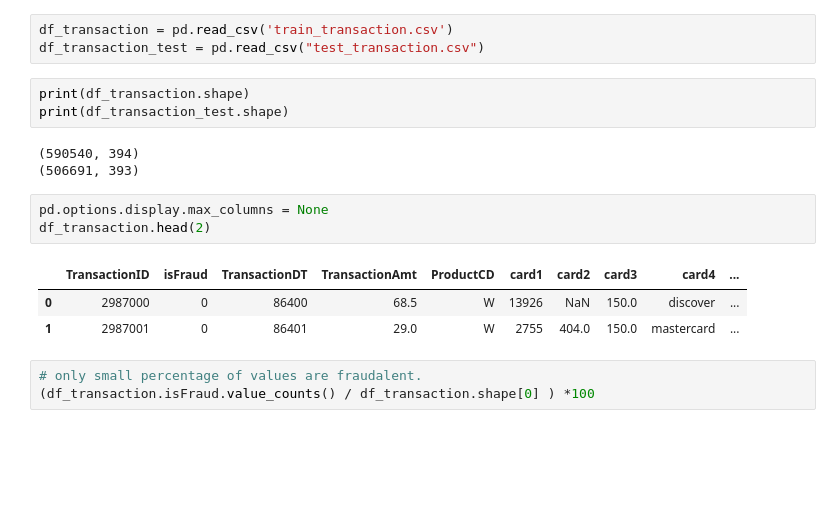
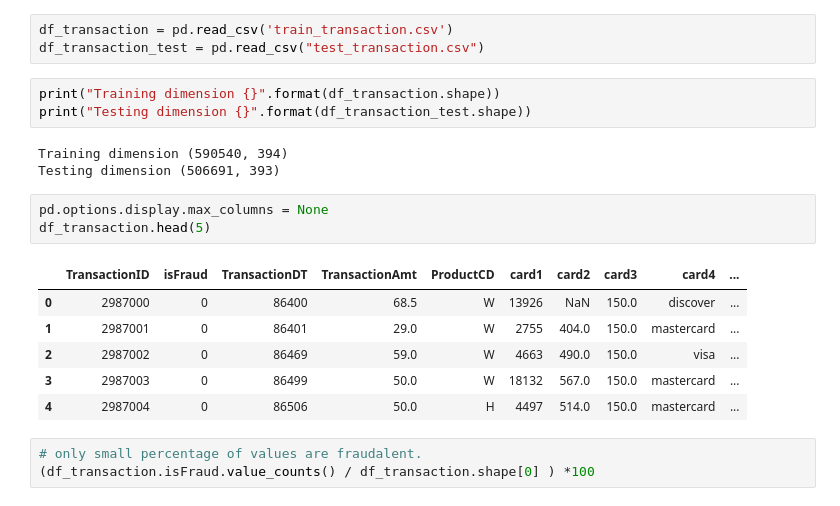
Before and after one commit to zigzagktz/Fraud-Detection-From-Customer-Transaction, a Jupyter notebook: anomaly detection.ipynb, the cells around one changed output. Saved outputs shown, nothing was run; the diff lists cells and outputs as text; blank space fills up the shorter version.

```diff
--- a/anomaly detection.ipynb
+++ b/anomaly detection.ipynb
@@ -7,18 +7,21 @@ import datetime
 df_transaction = pd.read_csv('train_transaction.csv')
 df_transaction_test = pd.read_csv("test_transaction.csv")
 # %%
-print(df_transaction.shape)
-print(df_transaction_test.shape)
+print("Training dimension {}".format(df_transaction.shape))
+print("Testing dimension {}".format(df_transaction_test.shape))
 # %% [output]
-(590540, 394)
-(506691, 393)
+Training dimension (590540, 394)
+Testing dimension (506691, 393)
 # %%
 pd.options.display.max_columns = None
-df_transaction.head(2)
+df_transaction.head(5)
 # %% [output]
 |  | TransactionID | isFraud | TransactionDT | TransactionAmt | ProductCD | card1 | card2 | card3 | card4 | ... |
 | 0 | 2987000 | 0 | 86400 | 68.5 | W | 13926 | NaN | 150.0 | discover | ... |
 | 1 | 2987001 | 0 | 86401 | 29.0 | W | 2755 | 404.0 | 150.0 | mastercard | ... |
+| 2 | 2987002 | 0 | 86469 | 59.0 | W | 4663 | 490.0 | 150.0 | visa | ... |
+| 3 | 2987003 | 0 | 86499 | 50.0 | W | 18132 | 567.0 | 150.0 | mastercard | ... |
+| 4 | 2987004 | 0 | 86506 | 50.0 | H | 4497 | 514.0 | 150.0 | mastercard | ... |
 # %%
 # only small percentage of values are fraudalent.
 (df_transaction.isFraud.value_counts() / df_transaction.shape[0] ) *100
```
Also changed, not shown: parts of 14 cells of this notebook.
